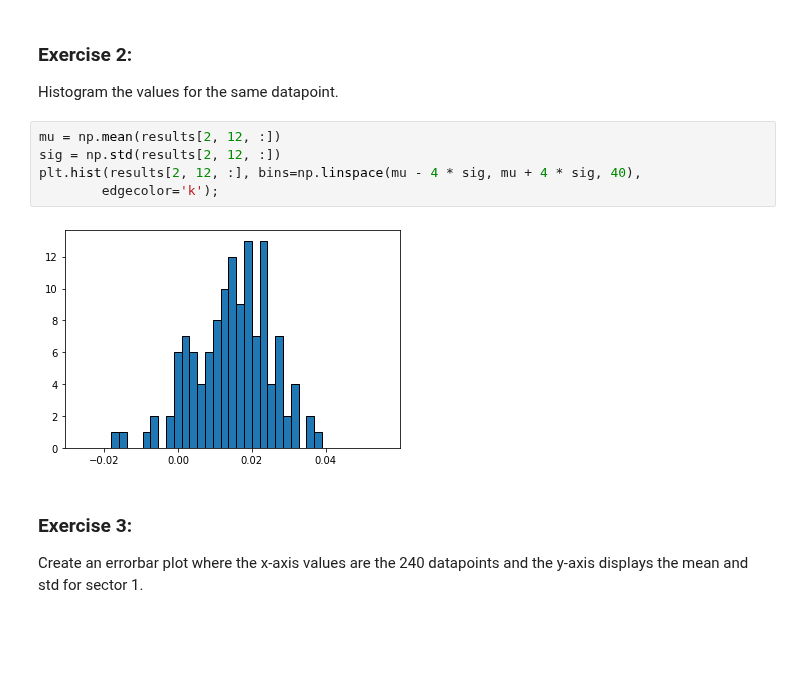
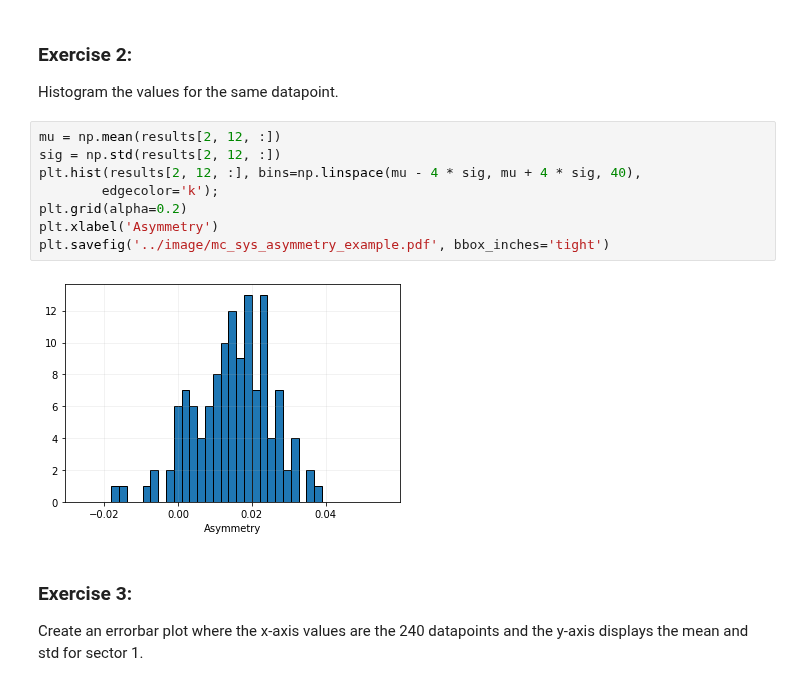
Before and after one commit to dmriser/python-analysis, a Jupyter notebook: kaon-bsa/notebooks/sectors_with_mc_systematics.ipynb, the cells around one changed output. Drawn from its saved outputs; the diff is of its cells as text; blank space fills up the shorter version.

```diff
--- a/kaon-bsa/notebooks/sectors_with_mc_systematics.ipynb
+++ b/kaon-bsa/notebooks/sectors_with_mc_systematics.ipynb
@@ -108,10 +108,13 @@ Histogram the values for the same datapoint.
 # %%
 mu = np.mean(results[2, 12, :])
 sig = np.std(results[2, 12, :])
 plt.hist(results[2, 12, :], bins=np.linspace(mu - 4 * sig, mu + 4 * sig, 40),
         edgecolor='k');
+plt.grid(alpha=0.2)
+plt.xlabel('Asymmetry')
+plt.savefig('../image/mc_sys_asymmetry_example.pdf', bbox_inches='tight')
 # %% [output]
-[figure, old version]
+[figure, new version]
 # %% [markdown]
 ### Exercise 3:
 Create an errorbar plot where the x-axis values are the 240 datapoints and the y-axis displays the mean and std for sector 1.
```
Also changed, not shown: parts of 8 cells of this notebook, 11 other files.
